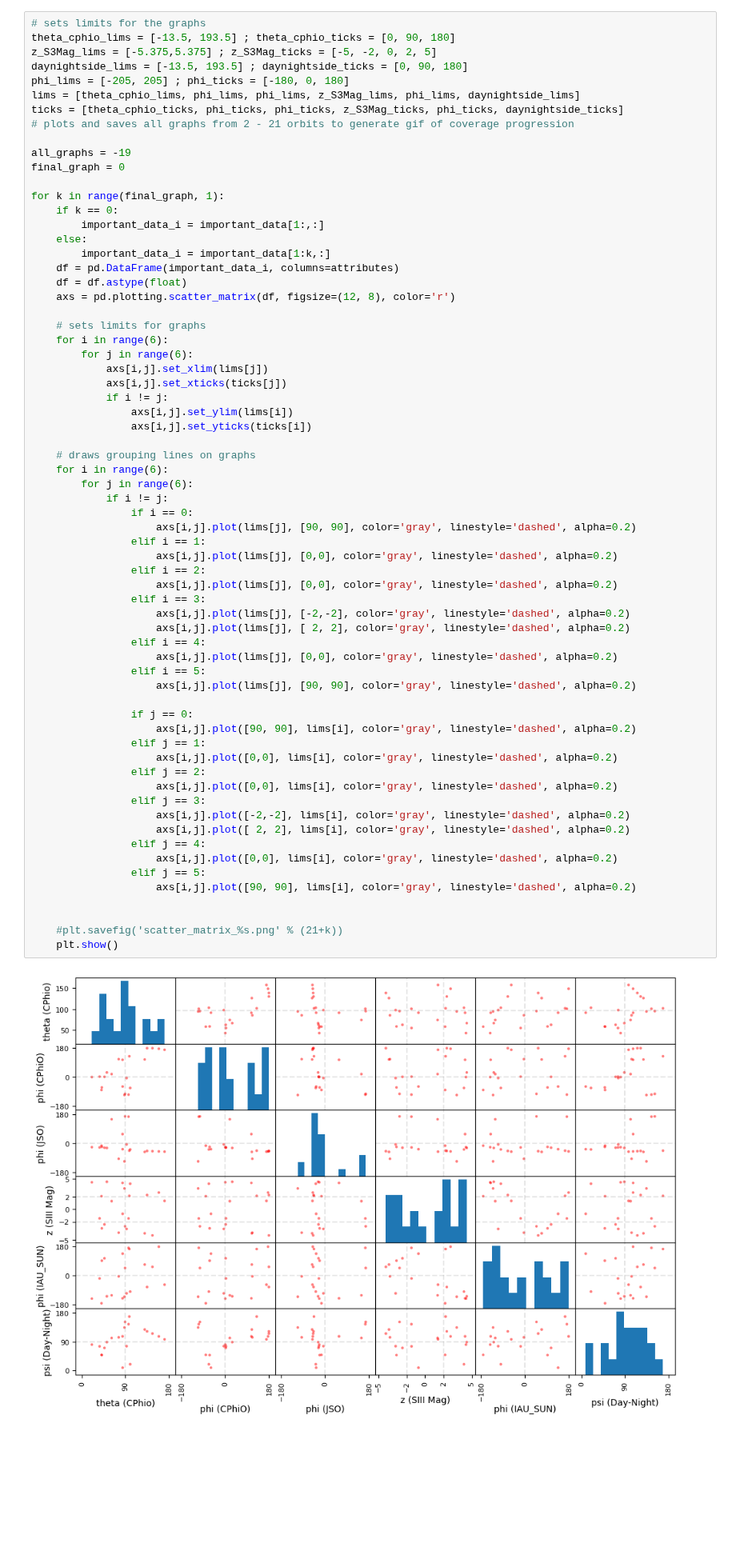
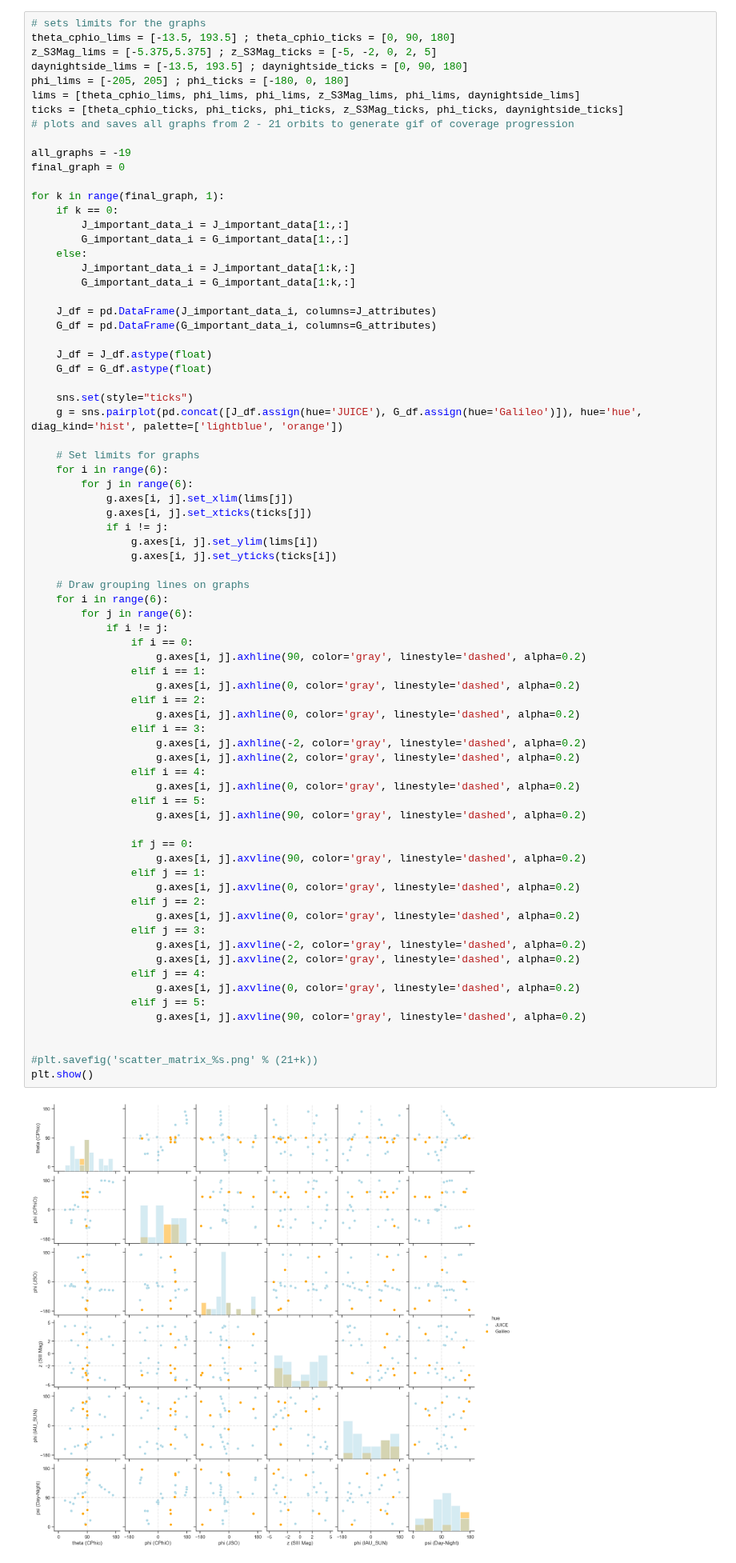
Before and after one commit to vera-br/Callisto, a Jupyter notebook: scatter_matrix.ipynb, the cells around one changed output. Shown at 80% size. Saved outputs shown, nothing was run; the diff lists cells and outputs as text; blank space fills up the shorter version.

```diff
--- a/scatter_matrix.ipynb
+++ b/scatter_matrix.ipynb
@@ -74,58 +137,66 @@ ticks = [theta_cphio_ticks, phi_ticks, phi_ticks, z_S3Mag_ticks, phi_ticks, dayn
 all_graphs = -19
 final_graph = 0
 
 for k in range(final_graph, 1):
     if k == 0:
-        important_data_i = important_data[1:,:]
+        J_important_data_i = J_important_data[1:,:]
+        G_important_data_i = G_important_data[1:,:]
     else:
-        important_data_i = important_data[1:k,:]
-    df = pd.DataFrame(important_data_i, columns=attributes)
-    df = df.astype(float)
-    axs = pd.plotting.scatter_matrix(df, figsize=(12, 8), color='r')
+        J_important_data_i = J_important_data[1:k,:]
+        G_important_data_i = G_important_data[1:k,:]
 
-    # sets limits for graphs
+    J_df = pd.DataFrame(J_important_data_i, columns=J_attributes)
+    G_df = pd.DataFrame(G_important_data_i, columns=G_attributes)
+
+    J_df = J_df.astype(float)
+    G_df = G_df.astype(float)
+
+    sns.set(style="ticks")
+    g = sns.pairplot(pd.concat([J_df.assign(hue='JUICE'), G_df.assign(hue='Galileo')]), hue='hue', diag_kind='hist', palette=['lightblue', 'orange'])
+
+    # Set limits for graphs
     for i in range(6):
         for j in range(6):
-            axs[i,j].set_xlim(lims[j])
-            axs[i,j].set_xticks(ticks[j])
+            g.axes[i, j].set_xlim(lims[j])
+            g.axes[i, j].set_xticks(ticks[j])
             if i != j:
-                axs[i,j].set_ylim(lims[i])
-                axs[i,j].set_yticks(ticks[i])
+                g.axes[i, j].set_ylim(lims[i])
+                g.axes[i, j].set_yticks(ticks[i])
 
-    # draws grouping lines on graphs
+    # Draw grouping lines on graphs
     for i in range(6):
         for j in range(6):
             if i != j:
                 if i == 0:
-                    axs[i,j].plot(lims[j], [90, 90], color='gray', linestyle='dashed', alpha=0.2)
+                    g.axes[i, j].axhline(90, color='gray', linestyle='dashed', alpha=0.2)
                 elif i == 1:
-                    axs[i,j].plot(lims[j], [0,0], color='gray', linestyle='dashed', alpha=0.2)
+                    g.axes[i, j].axhline(0, color='gray', linestyle='dashed', alpha=0.2)
                 elif i == 2:
-                    axs[i,j].plot(lims[j], [0,0], color='gray', linestyle='dashed', alpha=0.2)
+                    g.axes[i, j].axhline(0, color='gray', linestyle='dashed', alpha=0.2)
                 elif i == 3:
-                    axs[i,j].plot(lims[j], [-2,-2], color='gray', linestyle='dashed', alpha=0.2)
-                    axs[i,j].plot(lims[j], [ 2, 2], color='gray', linestyle='dashed', alpha=0.2)
+                    g.axes[i, j].axhline(-2, color='gray', linestyle='dashed', alpha=0.2)
+                    g.axes[i, j].axhline(2, color='gray', linestyle='dashed', alpha=0.2)
                 elif i == 4:
-                    axs[i,j].plot(lims[j], [0,0], color='gray', linestyle='dashed', alpha=0.2)
+                    g.axes[i, j].axhline(0, color='gray', linestyle='dashed', alpha=0.2)
                 elif i == 5:
-                    axs[i,j].plot(lims[j], [90, 90], color='gray', linestyle='dashed', alpha=0.2)
+                    g.axes[i, j].axhline(90, color='gray', linestyle='dashed', alpha=0.2)
 
                 if j == 0:
-                    axs[i,j].plot([90, 90], lims[i], color='gray', linestyle='dashed', alpha=0.2)
+                    g.axes[i, j].axvline(90, color='gray', linestyle='dashed', alpha=0.2)
                 elif j == 1:
-                    axs[i,j].plot([0,0], lims[i], color='gray', linestyle='dashed', alpha=0.2)
+                    g.axes[i, j].axvline(0, color='gray', linestyle='dashed', alpha=0.2)
                 elif j == 2:
-                    axs[i,j].plot([0,0], lims[i], color='gray', linestyle='dashed', alpha=0.2)
+                    g.axes[i, j].axvline(0, color='gray', linestyle='dashed', alpha=0.2)
                 elif j == 3:
-                    axs[i,j].plot([-2,-2], lims[i], color='gray', linestyle='dashed', alpha=0.2)
-                    axs[i,j].plot([ 2, 2], lims[i], color='gray', linestyle='dashed', alpha=0.2)
+                    g.axes[i, j].axvline(-2, color='gray', linestyle='dashed', alpha=0.2)
+                    g.axes[i, j].axvline(2, color='gray', linestyle='dashed', alpha=0.2)
                 elif j == 4:
-                    axs[i,j].plot([0,0], lims[i], color='gray', linestyle='dashed', alpha=0.2)
+                    g.axes[i, j].axvline(0, color='gray', linestyle='dashed', alpha=0.2)
                 elif j == 5:
-                    axs[i,j].plot([90, 90], lims[i], color='gray', linestyle='dashed', alpha=0.2)
+                    g.axes[i, j].axvline(90, color='gray', linestyle='dashed', alpha=0.2)
 
 
-    #plt.savefig('scatter_matrix_%s.png' % (21+k))
-    plt.show()
+#plt.savefig('scatter_matrix_%s.png' % (21+k))
+plt.show()
 # %% [output]
-[figure, old version]
+[figure, new version]
```
Also changed, not shown: parts of 1 cell of this notebook, 4 other files.
